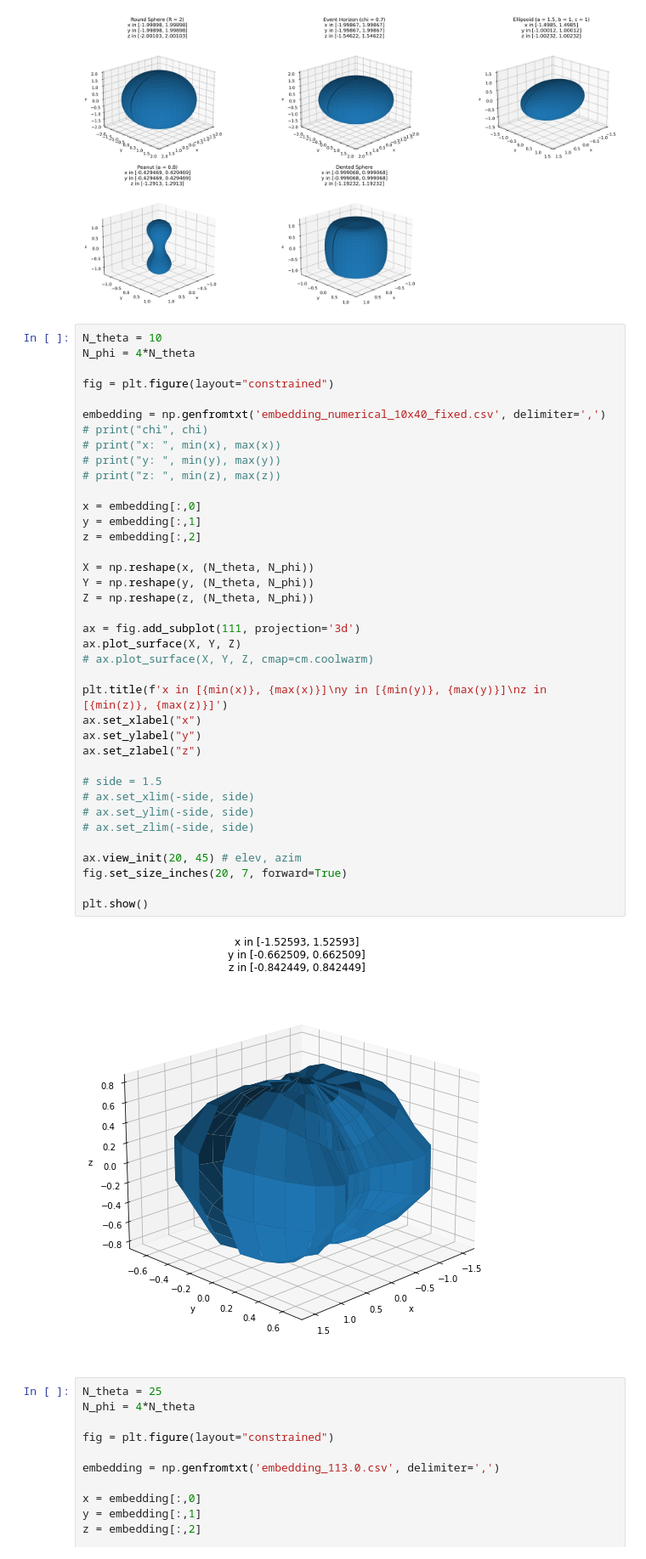
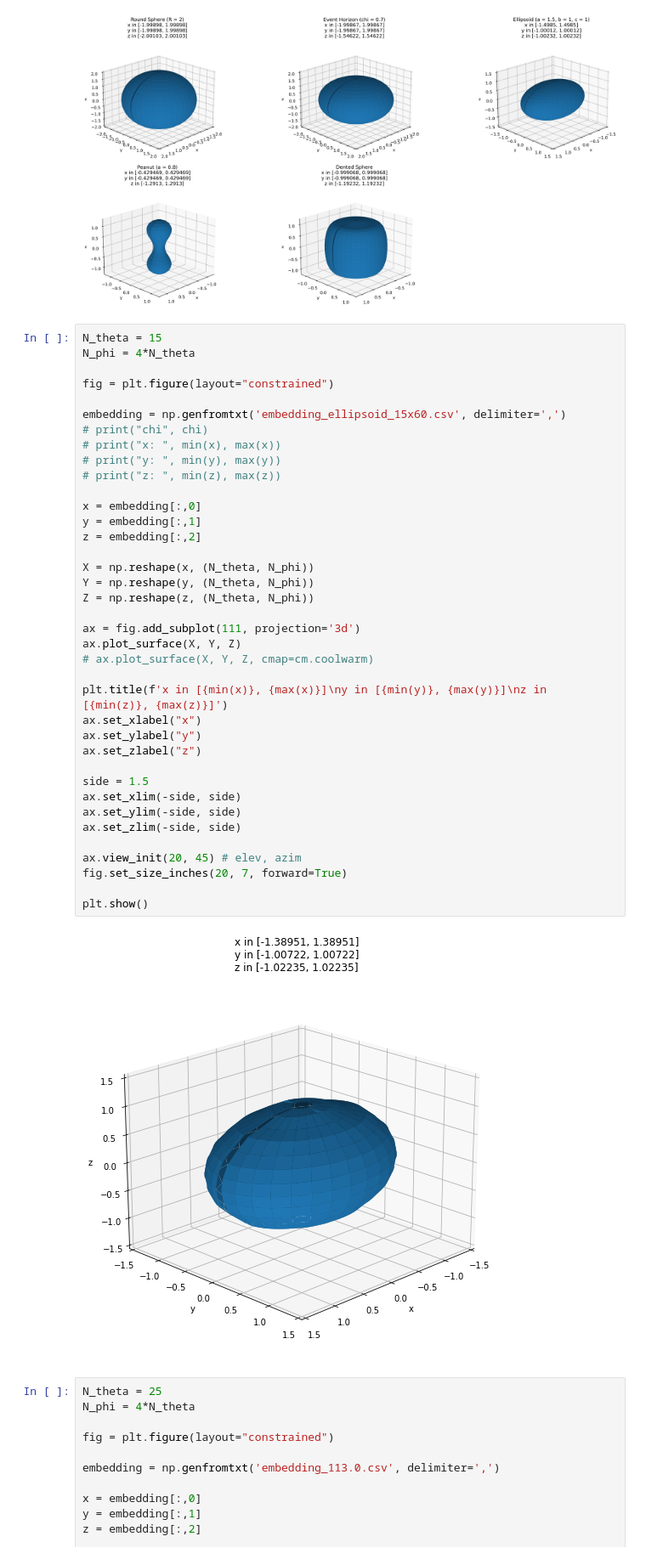
Before and after one commit to iago-mendes/eucled, a Jupyter notebook: src/exercises/08-embedding/assets/plots.ipynb, the cells around one changed output. Shown at 85% size. Drawn from its saved outputs; the diff is of its cells as text.

```diff
--- a/src/exercises/08-embedding/assets/plots.ipynb
+++ b/src/exercises/08-embedding/assets/plots.ipynb
@@ -235,45 +209,45 @@ plt.show()
 # %% [output]
 [figure]
 # %%
-N_theta = 10
+N_theta = 15
 N_phi = 4*N_theta
 
 fig = plt.figure(layout="constrained")
 
-embedding = np.genfromtxt('embedding_numerical_10x40_fixed.csv', delimiter=',')
+embedding = np.genfromtxt('embedding_ellipsoid_15x60.csv', delimiter=',')
 # print("chi", chi)
 # print("x: ", min(x), max(x))
 # print("y: ", min(y), max(y))
 # print("z: ", min(z), max(z))
 
 x = embedding[:,0]
 y = embedding[:,1]
 z = embedding[:,2]
 
 X = np.reshape(x, (N_theta, N_phi))
 Y = np.reshape(y, (N_theta, N_phi))
 Z = np.reshape(z, (N_theta, N_phi))
 
 ax = fig.add_subplot(111, projection='3d')
 ax.plot_surface(X, Y, Z)
 # ax.plot_surface(X, Y, Z, cmap=cm.coolwarm)
 
 plt.title(f'x in [{min(x)}, {max(x)}]\ny in [{min(y)}, {max(y)}]\nz in [{min(z)}, {max(z)}]')
 ax.set_xlabel("x")
 ax.set_ylabel("y")
 ax.set_zlabel("z")
 
-# side = 1.5
-# ax.set_xlim(-side, side)
-# ax.set_ylim(-side, side)
-# ax.set_zlim(-side, side)
+side = 1.5
+ax.set_xlim(-side, side)
+ax.set_ylim(-side, side)
+ax.set_zlim(-side, side)
 
 ax.view_init(20, 45) # elev, azim
 fig.set_size_inches(20, 7, forward=True)
 
 plt.show()
 # %% [output]
-[figure, old version]
+[figure, new version]
 # %%
 N_theta = 25
 N_phi = 4*N_theta
```
Also changed, not shown: parts of 4 cells of this notebook, 3 other files.
